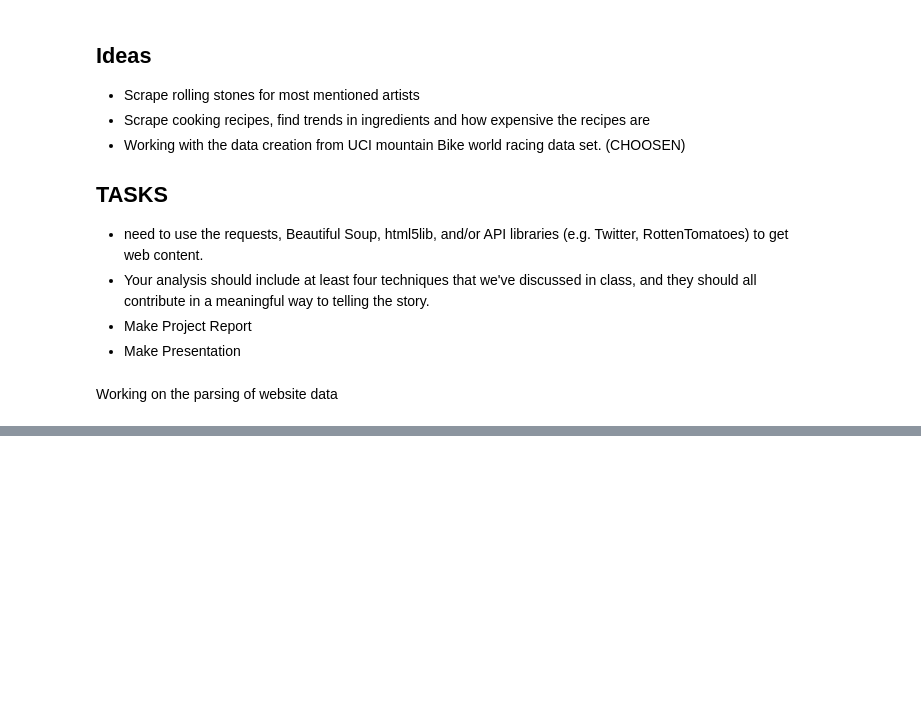
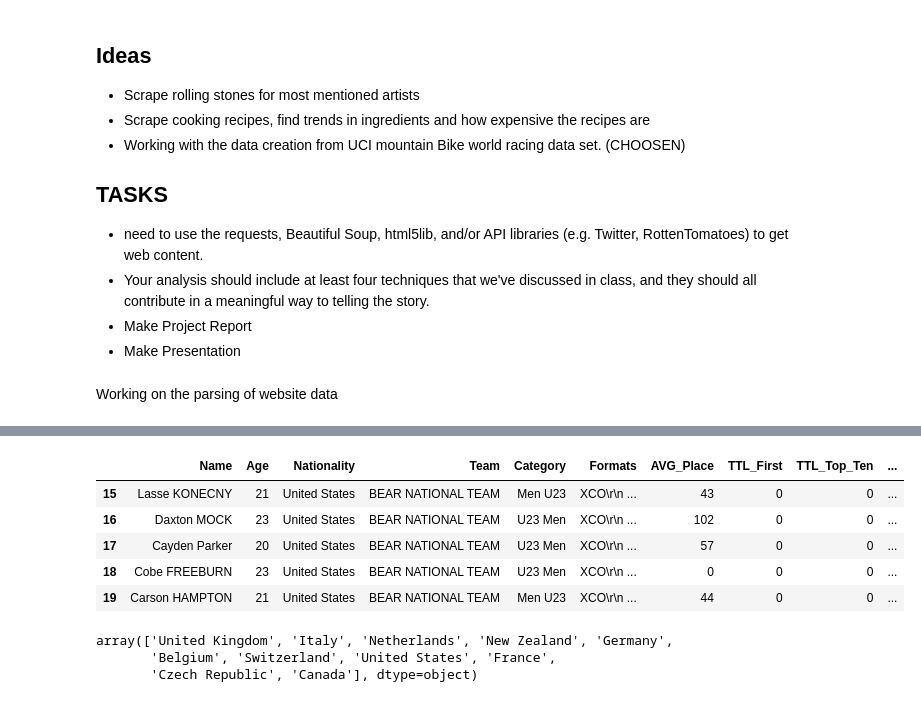
Before and after one commit to Treyson-Grange/cs5830_project3, a Jupyter notebook: project3.ipynb, the cells around one changed output, grey strips where cells are left out. Cells and saved outputs as stored; diff of their text form; code cells hidden in the pictures; blank space fills up the shorter version.

```diff
--- a/project3.ipynb
+++ b/project3.ipynb
@@ -169,0 +236,21 @@ with open('riders.csv', 'w', newline='') as csvfile:
+# %%
+# Grab all of the rider info for the yanks for later use
+
+rider_USA = rider_df[rider_df['Nationality'] == "United States"]
+rider_USA.head(5)
+# %% [output]
+|  | Name | Age | Nationality | Team | Category | Formats | AVG_Place | TTL_First | TTL_Top_Ten | ... |
+| 15 | Lasse KONECNY | 21 | United States | BEAR NATIONAL TEAM | Men U23 | XCO\r\n ... | 43 | 0 | 0 | ... |
+| 16 | Daxton MOCK | 23 | United States | BEAR NATIONAL TEAM | U23 Men | XCO\r\n ... | 102 | 0 | 0 | ... |
+| 17 | Cayden Parker | 20 | United States | BEAR NATIONAL TEAM | U23 Men | XCO\r\n ... | 57 | 0 | 0 | ... |
+| 18 | Cobe FREEBURN | 23 | United States | BEAR NATIONAL TEAM | U23 Men | XCO\r\n ... | 0 | 0 | 0 | ... |
+| 19 | Carson HAMPTON | 21 | United States | BEAR NATIONAL TEAM | Men U23 | XCO\r\n ... | 44 | 0 | 0 | ... |
+# %%
+# Before only comparing the US and UK Lets find out which nation is running the best track record
+
+nationalities = rider_df['Nationality'].unique()
+nationalities
+# %% [output]
+array(['United Kingdom', 'Italy', 'Netherlands', 'New Zealand', 'Germany',
+       'Belgium', 'Switzerland', 'United States', 'France',
+       'Czech Republic', 'Canada'], dtype=object)
```
Also changed, not shown: parts of 9 cells of this notebook, 1 other file.
